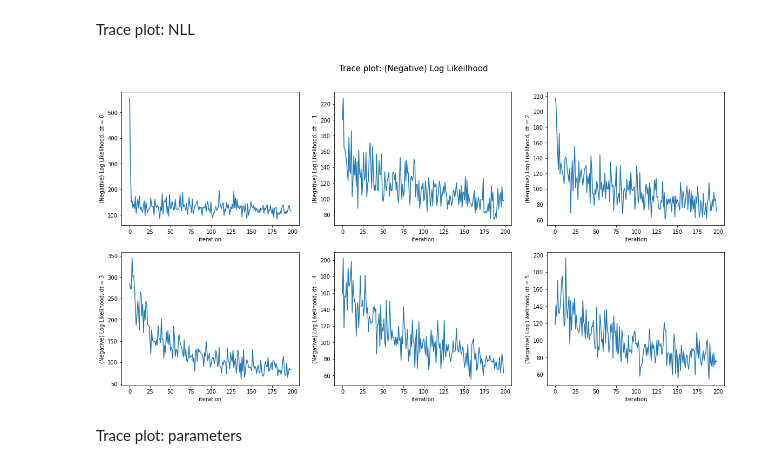
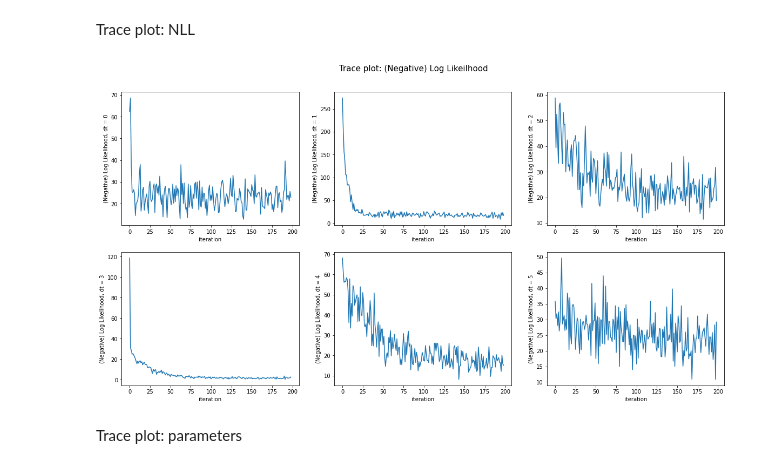
Before and after one commit to thysics/VI_SDE, a Jupyter notebook: EX02_VI-TOU.ipynb, the cells around one changed output. Cells and saved outputs as stored; diff of their text form; code cells hidden in the pictures.

```diff
--- a/EX02_VI-TOU.ipynb
+++ b/EX02_VI-TOU.ipynb
@@ -35,5 +35,5 @@ plt.show()
 # %%
-obs_sigma = 0.04
+obs_sigma = 0.1
 obs = torch.from_numpy(np.random.normal(loc = true_sde.trj[0][::100], scale = obs_sigma)).reshape(-1, 1)
 obs_time = true_sde.pts[0][::100]
 # %%
@@ -118,12 +149,12 @@ class ELBO:
 # %%
 import tqdm as tq
 # %%
-D = 100
+D = 50
 S = 100
 learning_rate = 0.0001
 lr = learning_rate
 IT = 200
-dN = 100
+dN = 200
 z0 = obs[0]
 
 # Linear mean function
@@ -137,7 +168,7 @@ vp_pts = []
 
 elbo_traces = np.empty((len(obs_time) - 1, IT-1))
 KL_traces = np.empty((len(obs_time) -1 , IT-1))
-NLL_traces = np.empty((len(obs_time) -1 , IT-1))
+LL_traces = np.empty((len(obs_time) -1 , IT-1))
 pars_traces = np.empty((3, len(obs_time) - 1, IT))
 
 sde_sigma_D = torch.tensor([sde_sigma]).repeat(D, 1)
@@ -158,12 +189,12 @@ for t in tq.tqdm(range(obs.shape[0]-1)):
         if i > 0:
             vi_ = tOU(t0=obs_time[t], t1=obs_time[t+1], z0=z0_D, m0=m0_D, alpha=alpha_D, beta=beta_D, sigma=sde_sigma_D, r=r_D, dN=dN, timegrid = 'False')
             elbo_ = ELBO(vi_)
-            kl_ = elbo_.KL_ito() + elbo_.KL_rest()
-            NLL_ = elbo_.log_prob(obs[t+1].repeat(D, 1), obs_sigma)
-            elbo_estimate = -1 * (kl_ + NLL_)
+            kl_ = elbo_.KL_Riemann() + elbo_.KL_Ito()
+            LL_ = elbo_.log_prob(obs[t+1].repeat(D, 1), obs_sigma)
+            elbo_estimate = -1 * (kl_ + LL_)
             elbo_traces[t, i-1] = torch.mean(elbo_estimate).clone()
             KL_traces[t, i-1] = torch.mean(kl_).clone()
-            NLL_traces[t, i-1] = torch.mean(NLL_).clone()
+            LL_traces[t, i-1] = torch.mean(LL_).clone()
             if i % 50 == 1:
                 print("(Neg) elbo = ", torch.nanmean(elbo_estimate).data.numpy())
         # Obtain score function estimator of the gradient
@@ -172,7 +203,7 @@ for t in tq.tqdm(range(obs.shape[0]-1)):
 
         gradient = tou_gradient(vi.pts, vi.trj, torch.stack([alpha_D, beta_D, m0_D, r_D, sde_sigma_D]).view(-1, D, 1))
 #         print("scores = ", scores)
-        f_of_X = -1 * (elbo.log_prob(obs[t+1].repeat(D, 1), obs_sigma) + elbo.KL_ito() + elbo.KL_rest())
+        f_of_X = -1 * (elbo.log_prob(obs[t+1].repeat(D, 1), obs_sigma) + elbo.KL_Riemann() + elbo.KL_Ito())
 #         print("Ito = ", elbo.KL_ito(), "Rest = ", elbo.KL_rest(), "LL = ", elbo.log_prob(obs[t+1].repeat(D, 1), obs_sigma))
 #         print("f_of_X = ", torch.nanmean(f_of_X))
 #         print("NLL = ", "KL_Ito = ", "KL_rest = ")
@@ -323,16 +354,16 @@ Trace plot: NLL
 # %%
 fig, ax = plt.subplots(nrows=2, ncols=3, figsize=(20, 10))
 t = 0
 for ax in ax.ravel():
-    ax.plot(np.arange(len(NLL_traces[t, :])), -1 * NLL_traces[t, :])
+    ax.plot(np.arange(len(LL_traces[t, :])), -1 * LL_traces[t, :])
     ax.set_xlabel("iteration")
     ax.set_ylabel("(Negative) Log Likelihood, dt = %d" % t)
     t += 1
 
 plt.suptitle("Trace plot: (Negative) Log Likeilhood", size=15, y=0.95)
 plt.show()
 # %% [output]
-[figure, old version]
+[figure, new version]
 # %% [markdown]
 Trace plot: parameters
 # %%
```
Also changed, not shown: parts of 9 cells of this notebook, 3 other files.
